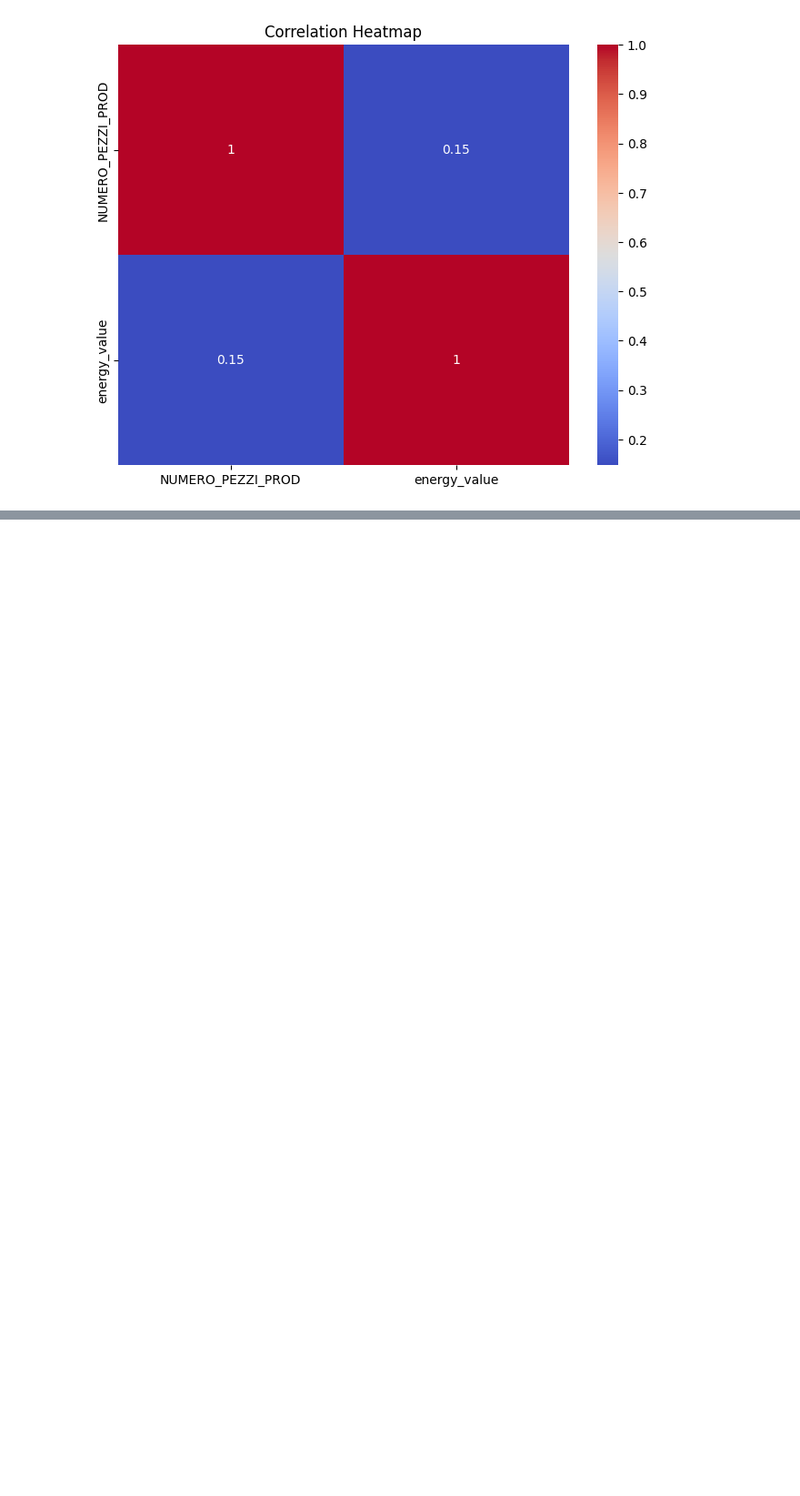
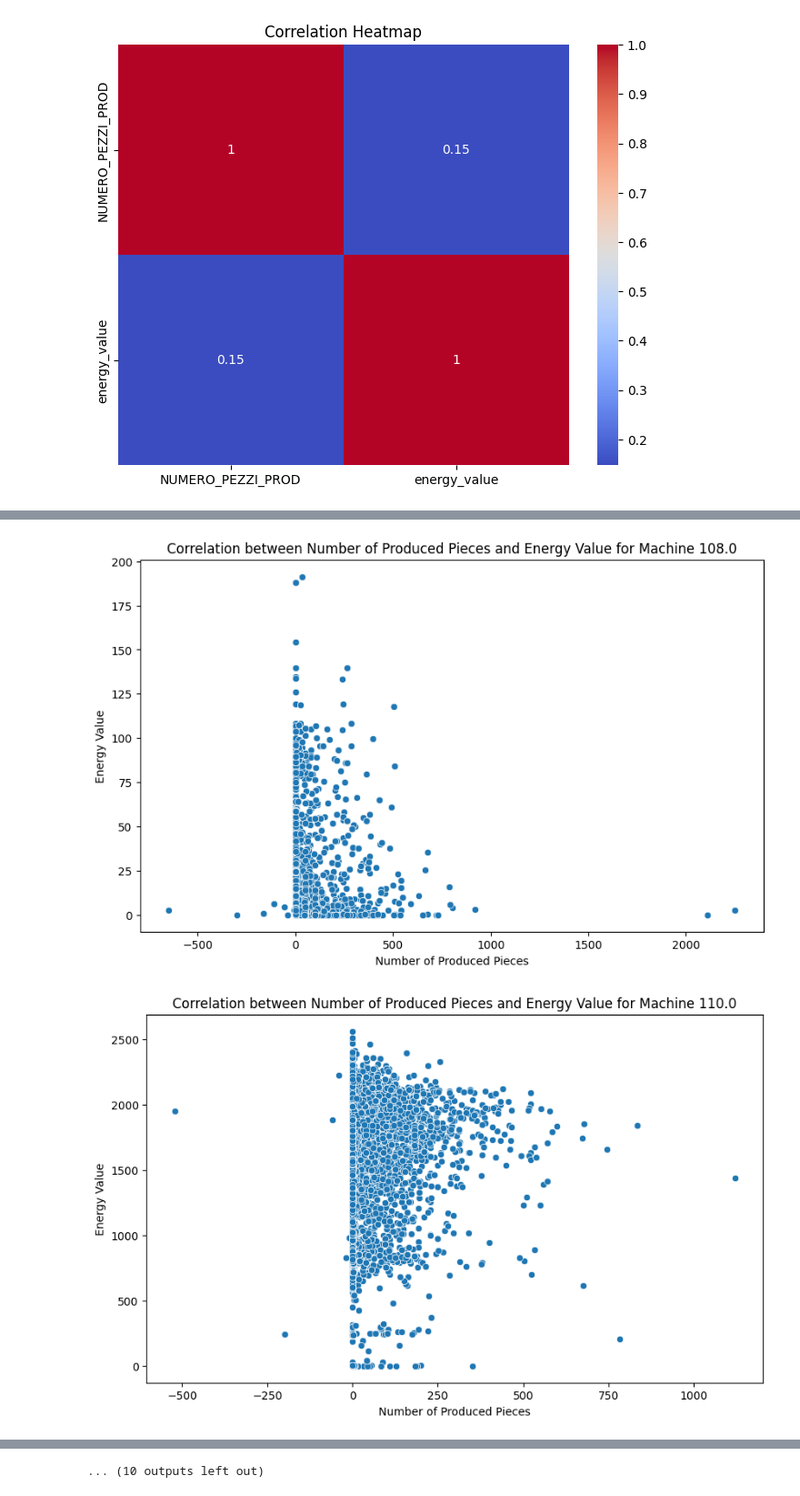
Before and after one commit to Staffilon/KestraDataOrchestrator, a Jupyter notebook: Analysis_and_Exploration/energy_overall_analysis.ipynb, the cells around one changed output, grey strips where cells are left out. Shown at 91% size. Drawn from its saved outputs; the diff is of its cells as text; code cells hidden in the pictures; blank space fills up the shorter version.

Commit message:
Scatter plots for each machine

```diff
--- a/Analysis_and_Exploration/energy_overall_analysis.ipynb
+++ b/Analysis_and_Exploration/energy_overall_analysis.ipynb
@@ -278,0 +306,15 @@ energy_value                0.147976      1.000000
+# %%
+# Group the data by 'COD_MACC'
+grouped = cleaned_data.groupby('COD_MACC')
+
+# Create a scatter plot for each machine
+for name, group in grouped:
+    plt.figure(figsize=(10, 6))
+    sns.scatterplot(data=group, x='NUMERO_PEZZI_PROD', y='energy_value')
+    plt.title(f'Correlation between Number of Produced Pieces and Energy Value for Machine {name}')
+    plt.xlabel('Number of Produced Pieces')
+    plt.ylabel('Energy Value')
+    plt.show()
+# %% [output]
+[figure, added]
+[figure, added]
@@ -278,0 +331 @@ energy_value                0.147976      1.000000
+... (10 outputs left out)
```
Also changed, not shown: parts of 2 cells of this notebook.
